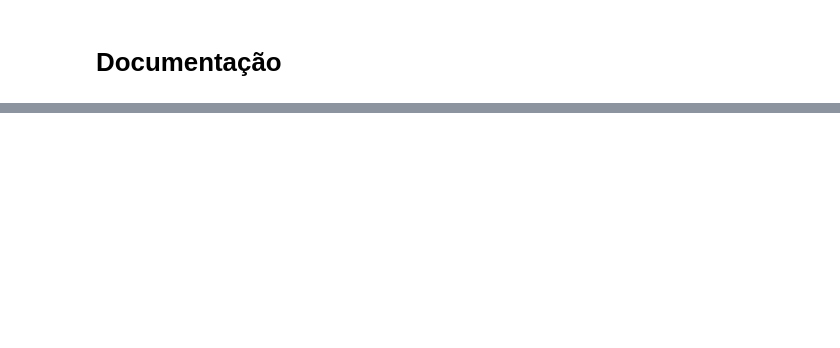
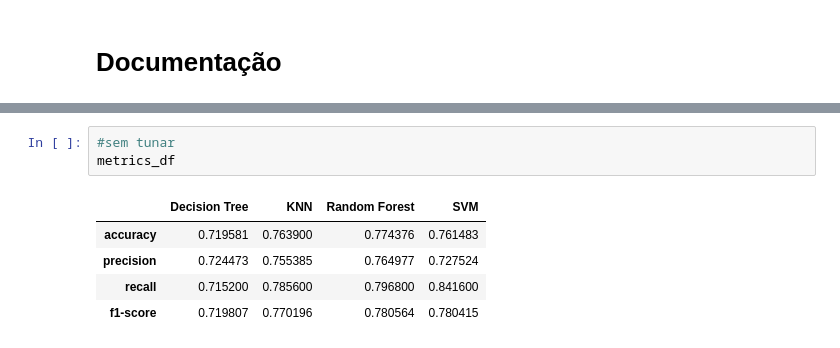
Before and after one commit to 2022M3T4-Inteli/Medicinia, a Jupyter notebook: notebooks/modelos.ipynb, the cells around one changed output, grey strips where cells are left out. Saved outputs shown, nothing was run; the diff lists cells and outputs as text; blank space fills up the shorter version.

```diff
--- a/notebooks/modelos.ipynb
+++ b/notebooks/modelos.ipynb
@@ -200,3 +253,12 @@ Existem grupos que não podem ser separados somente por hiperplanos. Nesses caso
   Com base nas métricas de avaliação, entende-se que os resultados preliminares foram satisfatórios e atingiram uma porcentagem de acertos maior que a esperada para uma primeira análise. Nesse contexto, o modelo Random Forest se sobressaiu em relação aos demais, visto que obteve as maiores métricas, com excessão do Recall. Isso se deve ao fato do Random Forest ser um modelo extremamente robusto e se sair bem em grande parte dos casos, uma vez que é do tipo ensemble e combina várias árvores de decisão para obter um resultado mais preciso.
 
   Nesse primeiro momento, por ainda não se ter certeza sobre a métrica que mais deve ser valorizada na análise comparativa, adotamos a estratégia de escolher o modelo que se saiu melhor na maioria das métricas utilizadas. Desta forma, por ter obtido o melhor resultado em 4 das 5 métricas, optamos pelo modelo que utiliza o Random Forest.
+# %%
+#sem tunar
+metrics_df
+# %% [output]
+|  | Decision Tree | KNN | Random Forest | SVM |
+| accuracy | 0.719581 | 0.763900 | 0.774376 | 0.761483 |
+| precision | 0.724473 | 0.755385 | 0.764977 | 0.727524 |
+| recall | 0.715200 | 0.785600 | 0.796800 | 0.841600 |
+| f1-score | 0.719807 | 0.770196 | 0.780564 | 0.780415 |
```
Also changed, not shown: parts of 14 cells of this notebook.
